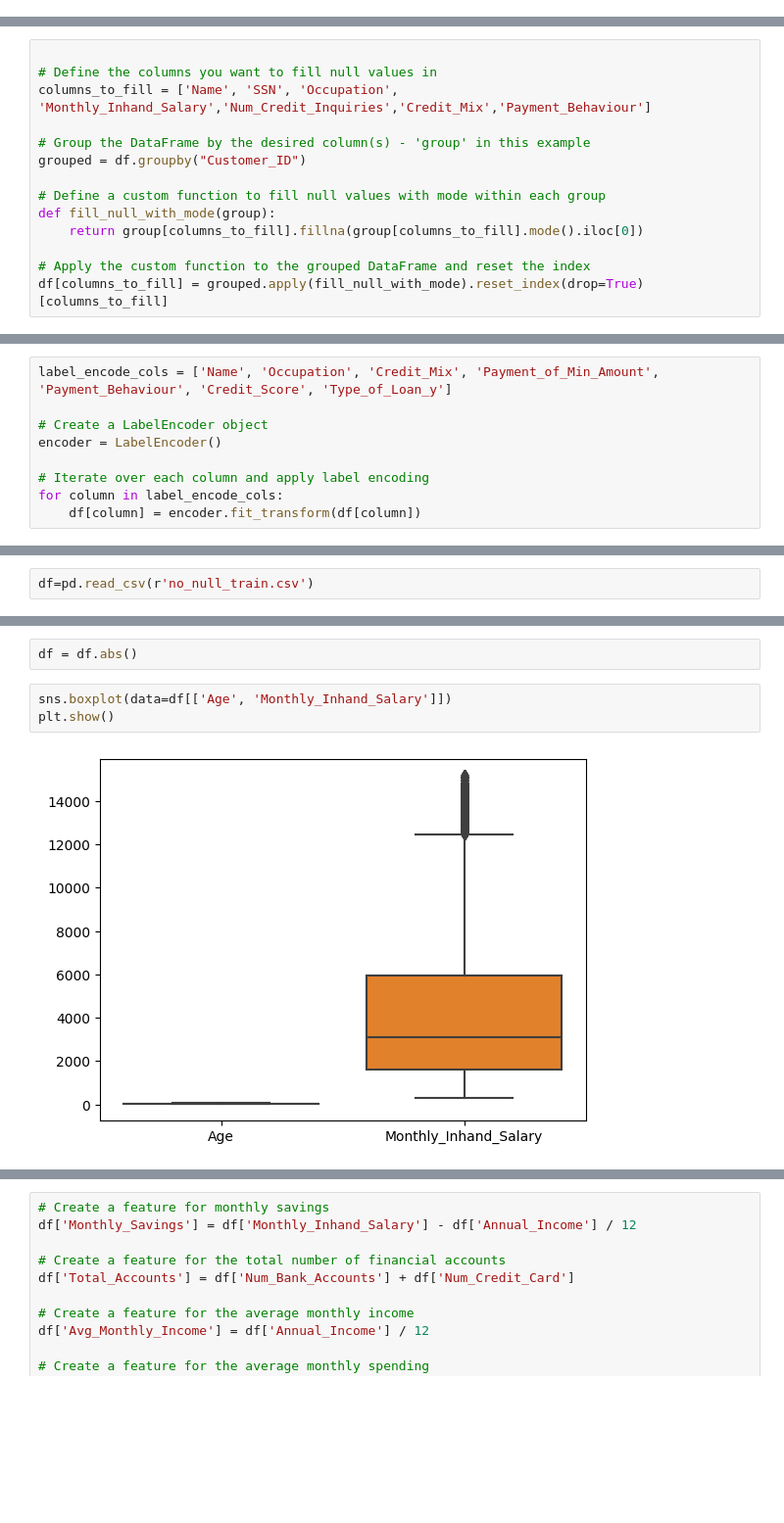
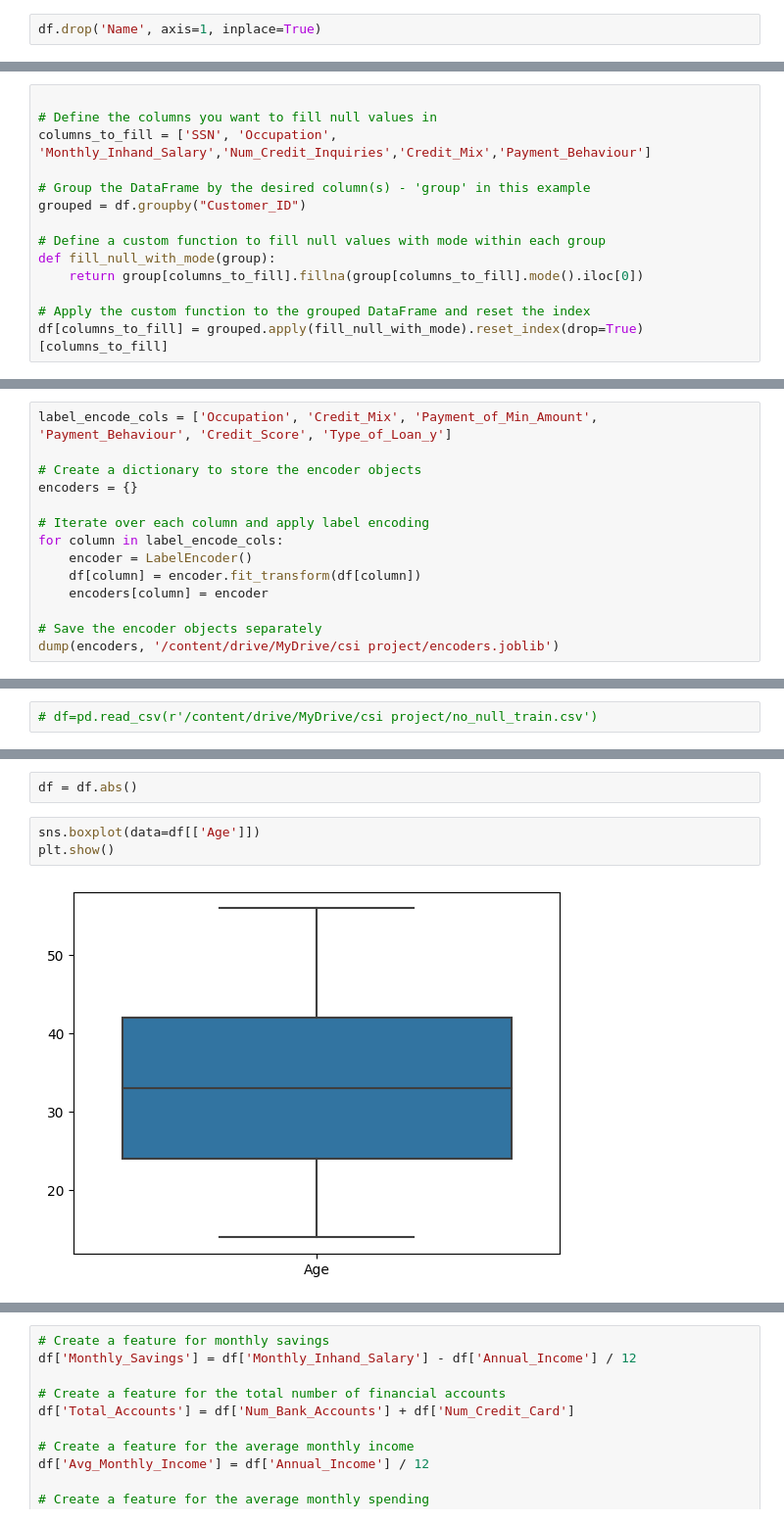
Before and after one commit to Jagadeesh7569/Credit-Risk-Assessment, a Jupyter notebook: credit_risk_assessment.ipynb, the cells around one changed output, grey strips where cells are left out. Shown at 98% size. Saved outputs shown, nothing was run; the diff lists cells and outputs as text; blank space fills up the shorter version.

```diff
--- a/credit_risk_assessment.ipynb
+++ b/credit_risk_assessment.ipynb
@@ -27,6 +52,8 @@ df.head()
 len(df)
 # %% [output]
 100000
+# %%
+df.drop('Name', axis=1, inplace=True)
 # %% [markdown]
 Data Preprocessing
 # %%
@@ -296,7 +321,7 @@ df.head()
 # %%
 
 # Define the columns you want to fill null values in
-columns_to_fill = ['Name', 'SSN', 'Occupation', 'Monthly_Inhand_Salary','Num_Credit_Inquiries','Credit_Mix','Payment_Behaviour']
+columns_to_fill = ['SSN', 'Occupation', 'Monthly_Inhand_Salary','Num_Credit_Inquiries','Credit_Mix','Payment_Behaviour']
 
 # Group the DataFrame by the desired column(s) - 'group' in this example
 grouped = df.groupby("Customer_ID")
@@ -427,9 +451,14 @@ memory usage: 6.1+ MB
 # %%
-label_encode_cols = ['Name', 'Occupation', 'Credit_Mix', 'Payment_of_Min_Amount', 'Payment_Behaviour', 'Credit_Score', 'Type_of_Loan_y']
+label_encode_cols = ['Occupation', 'Credit_Mix', 'Payment_of_Min_Amount', 'Payment_Behaviour', 'Credit_Score', 'Type_of_Loan_y']
 
-# Create a LabelEncoder object
-encoder = LabelEncoder()
+# Create a dictionary to store the encoder objects
+encoders = {}
 
 # Iterate over each column and apply label encoding
 for column in label_encode_cols:
+    encoder = LabelEncoder()
     df[column] = encoder.fit_transform(df[column])
+    encoders[column] = encoder
+
+# Save the encoder objects separately
+dump(encoders, '/content/drive/MyDrive/csi project/encoders.joblib')
@@ -447,5 +478,5 @@ df.to_csv('no_null_train.csv',index=False)
 # %%
-df=pd.read_csv(r'no_null_train.csv')
+# df=pd.read_csv(r'/content/drive/MyDrive/csi project/no_null_train.csv')
 # %%
 for column in df.columns:
     unique_values = df[column].unique()
@@ -551,10 +568,10 @@ for column in df.columns:
 # %%
 df = df.abs()
 # %%
-sns.boxplot(data=df[['Age', 'Monthly_Inhand_Salary']])
+sns.boxplot(data=df[['Age']])
 plt.show()
 # %% [output]
-[figure, old version]
+[figure, new version]
 # %%
 df.columns
 # %% [output]
```
Also changed, not shown: parts of 126 cells of this notebook, 3 other files.
